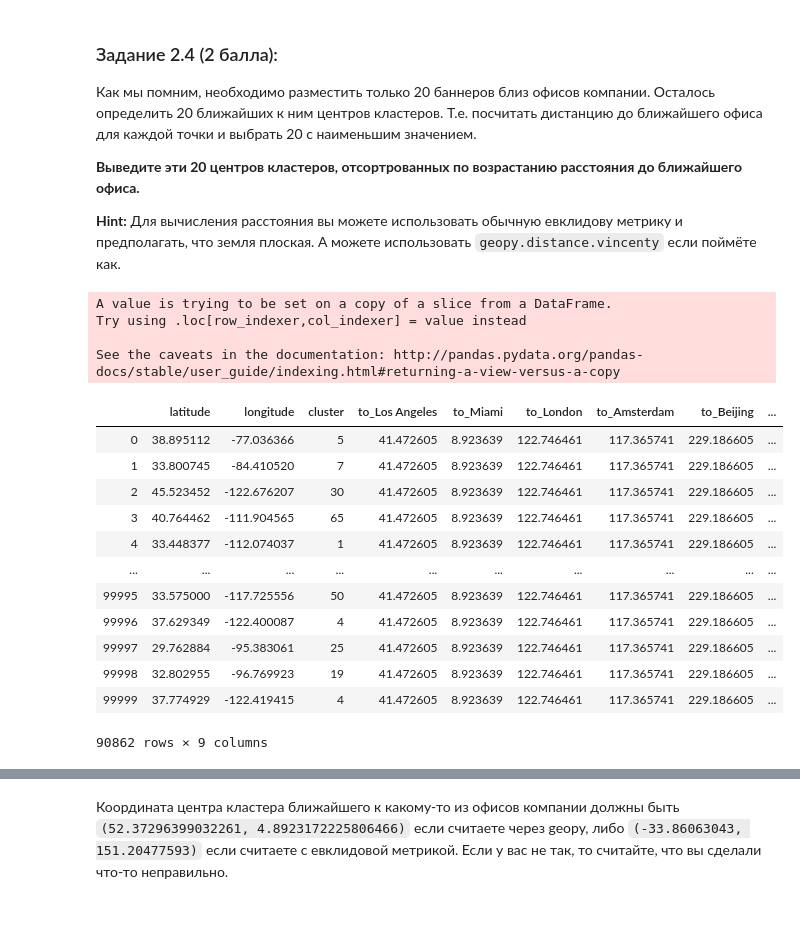
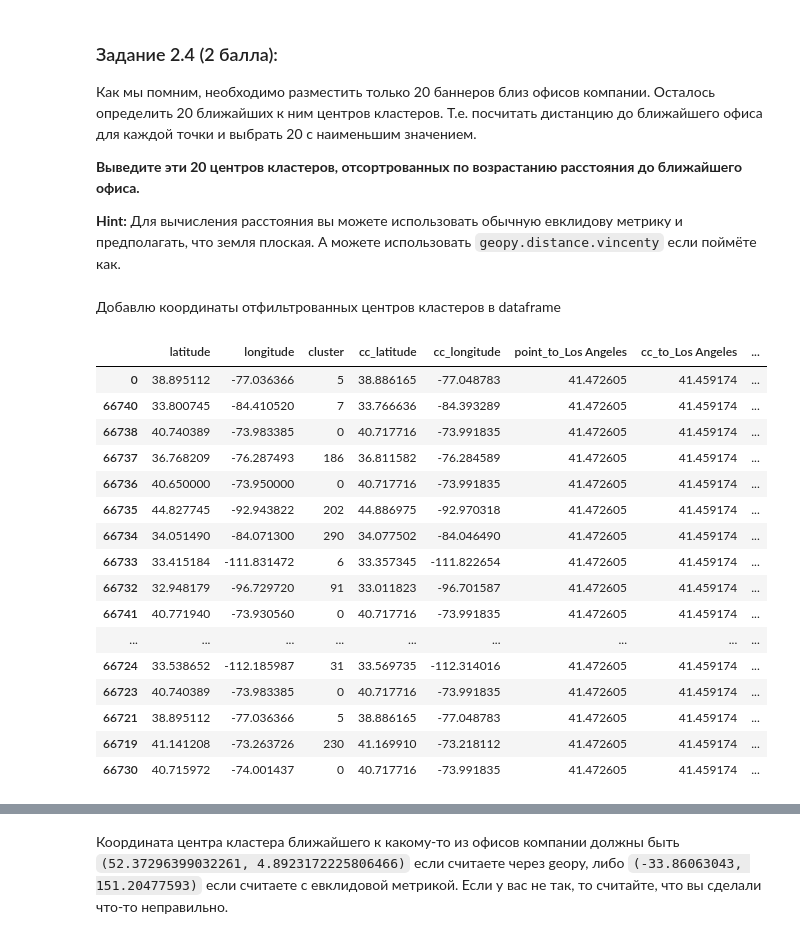
Before and after one commit to D7nis/Course-ML-Classic, a Jupyter notebook: Practice/2. Кластеризация. Kmeans/02-02-clustering_DDA.ipynb, the cells around one changed output, grey strips where cells are left out. Drawn from its saved outputs; the diff is of its cells as text; code cells hidden in the pictures.

```diff
--- a/Practice/2. Кластеризация. Kmeans/02-02-clustering_DDA.ipynb
+++ b/Practice/2. Кластеризация. Kmeans/02-02-clustering_DDA.ipynb
@@ -124,5 +133,5 @@ plt.show()
 # %%
 df['cluster'] = labels
 # %%
-df_15 = df.groupby('cluster').filter(lambda x: len(x)>15)
+df_gt15 = df.groupby('cluster').filter(lambda x: len(x)>15)
 # %%
@@ -153,31 +166,39 @@ plt.show()
 **Выведите эти 20 центров кластеров, отсортрованных по возрастанию расстояния до ближайшего офиса.**
 
 **Hint:** Для вычисления расстояния вы можете использовать обычную евклидову метрику и предполагать, что земля плоская. А можете использовать `geopy.distance.vincenty` если поймёте как.
+# %% [markdown]
+Добавлю координаты отфильтрованных центров кластеров в dataframe
+# %%
+df_gt15['cc_latitude'] = df_gt15['cluster'].apply(lambda c: cluster_centers[c][0])
+# %%
+df_gt15['cc_longitude'] = df_gt15['cluster'].apply(lambda c: cluster_centers[c][1])
 # %%
-#Считаю евклидово расстояние и записываю в df_15
+#Считаю евклидово расстояние от офисов до всех координат и записываю в df_15 в новые столцы
 offices_name = ['Los Angeles','Miami','London','Amsterdam','Beijing','Sydney']
 for i in range(6):
-    df_15['to_{}'.format(offices_name[i])] = ((offices[i][0] - df_15['latitude'][i])**2 +\
-                                              (offices[i][1] - df_15['longitude'][i])**2\
+    df_gt15['point_to_{}'.format(offices_name[i])] = ((offices[i][0] - df_gt15['latitude'][i])**2 +\
+                                              (offices[i][1] - df_gt15['longitude'][i])**2\
                                              )**0.5
+    df_gt15['cc_to_{}'.format(offices_name[i])] = ((offices[i][0] - df_gt15['cc_latitude'][i])**2 +\
+                                              (offices[i][1] - df_gt15['cc_longitude'][i])**2\
+                                             )**0.5
-# %% [output]
-A value is trying to be set on a copy of a slice from a DataFrame.
-Try using .loc[row_indexer,col_indexer] = value instead
-
-See the caveats in the documentation: http://pandas.pydata.org/pandas-docs/stable/user_guide/indexing.html#returning-a-view-versus-a-copy
-# %%
-df_15
-# %% [output]
-|  | latitude | longitude | cluster | to_Los Angeles | to_Miami | to_London | to_Amsterdam | to_Beijing | ... |
-| 0 | 38.895112 | -77.036366 | 5 | 41.472605 | 8.923639 | 122.746461 | 117.365741 | 229.186605 | ... |
-| 1 | 33.800745 | -84.410520 | 7 | 41.472605 | 8.923639 | 122.746461 | 117.365741 | 229.186605 | ... |
-| 2 | 45.523452 | -122.676207 | 30 | 41.472605 | 8.923639 | 122.746461 | 117.365741 | 229.186605 | ... |
-| 3 | 40.764462 | -111.904565 | 65 | 41.472605 | 8.923639 | 122.746461 | 117.365741 | 229.186605 | ... |
-| 4 | 33.448377 | -112.074037 | 1 | 41.472605 | 8.923639 | 122.746461 | 117.365741 | 229.186605 | ... |
-| ... | ... | ... | ... | ... | ... | ... | ... | ... | ... |
-| 99995 | 33.575000 | -117.725556 | 50 | 41.472605 | 8.923639 | 122.746461 | 117.365741 | 229.186605 | ... |
-| 99996 | 37.629349 | -122.400087 | 4 | 41.472605 | 8.923639 | 122.746461 | 117.365741 | 229.186605 | ... |
-| 99997 | 29.762884 | -95.383061 | 25 | 41.472605 | 8.923639 | 122.746461 | 117.365741 | 229.186605 | ... |
-| 99998 | 32.802955 | -96.769923 | 19 | 41.472605 | 8.923639 | 122.746461 | 117.365741 | 229.186605 | ... |
-| 99999 | 37.774929 | -122.419415 | 4 | 41.472605 | 8.923639 | 122.746461 | 117.365741 | 229.186605 | ... |
-90862 rows × 9 columns
+# %%
+df_gt15.sort_values(by=['point_to_Los Angeles']).head(20)
+# %% [output]
+|  | latitude | longitude | cluster | cc_latitude | cc_longitude | point_to_Los Angeles | cc_to_Los Angeles | ... |
+| 0 | 38.895112 | -77.036366 | 5 | 38.886165 | -77.048783 | 41.472605 | 41.459174 | ... |
+| 66740 | 33.800745 | -84.410520 | 7 | 33.766636 | -84.393289 | 41.472605 | 41.459174 | ... |
+| 66738 | 40.740389 | -73.983385 | 0 | 40.717716 | -73.991835 | 41.472605 | 41.459174 | ... |
+| 66737 | 36.768209 | -76.287493 | 186 | 36.811582 | -76.284589 | 41.472605 | 41.459174 | ... |
+| 66736 | 40.650000 | -73.950000 | 0 | 40.717716 | -73.991835 | 41.472605 | 41.459174 | ... |
+| 66735 | 44.827745 | -92.943822 | 202 | 44.886975 | -92.970318 | 41.472605 | 41.459174 | ... |
+| 66734 | 34.051490 | -84.071300 | 290 | 34.077502 | -84.046490 | 41.472605 | 41.459174 | ... |
+| 66733 | 33.415184 | -111.831472 | 6 | 33.357345 | -111.822654 | 41.472605 | 41.459174 | ... |
+| 66732 | 32.948179 | -96.729720 | 91 | 33.011823 | -96.701587 | 41.472605 | 41.459174 | ... |
+| 66741 | 40.771940 | -73.930560 | 0 | 40.717716 | -73.991835 | 41.472605 | 41.459174 | ... |
+| ... | ... | ... | ... | ... | ... | ... | ... | ... |
+| 66724 | 33.538652 | -112.185987 | 31 | 33.569735 | -112.314016 | 41.472605 | 41.459174 | ... |
+| 66723 | 40.740389 | -73.983385 | 0 | 40.717716 | -73.991835 | 41.472605 | 41.459174 | ... |
+| 66721 | 38.895112 | -77.036366 | 5 | 38.886165 | -77.048783 | 41.472605 | 41.459174 | ... |
+| 66719 | 41.141208 | -73.263726 | 230 | 41.169910 | -73.218112 | 41.472605 | 41.459174 | ... |
+| 66730 | 40.715972 | -74.001437 | 0 | 40.717716 | -73.991835 | 41.472605 | 41.459174 | ... |
```
Also changed, not shown: parts of 11 cells of this notebook, 1 other file.
